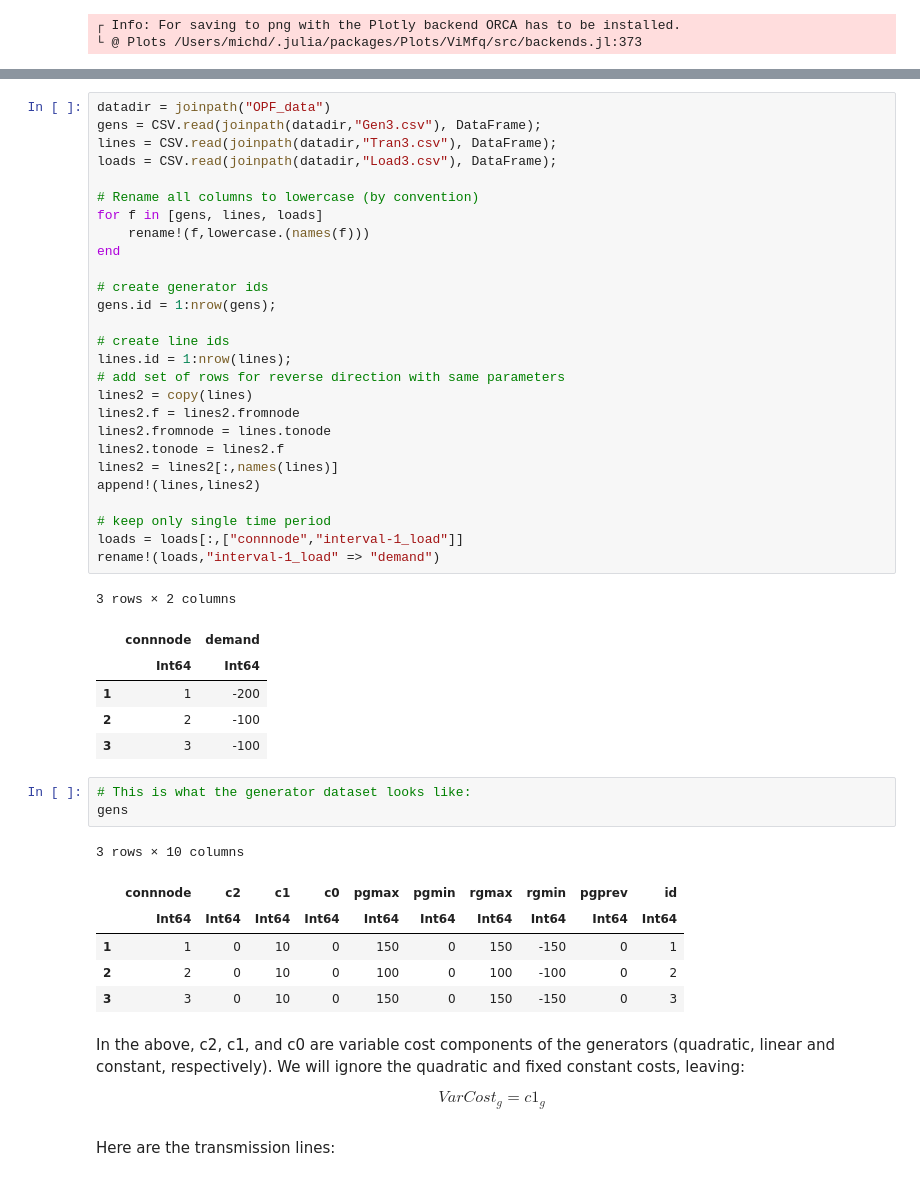
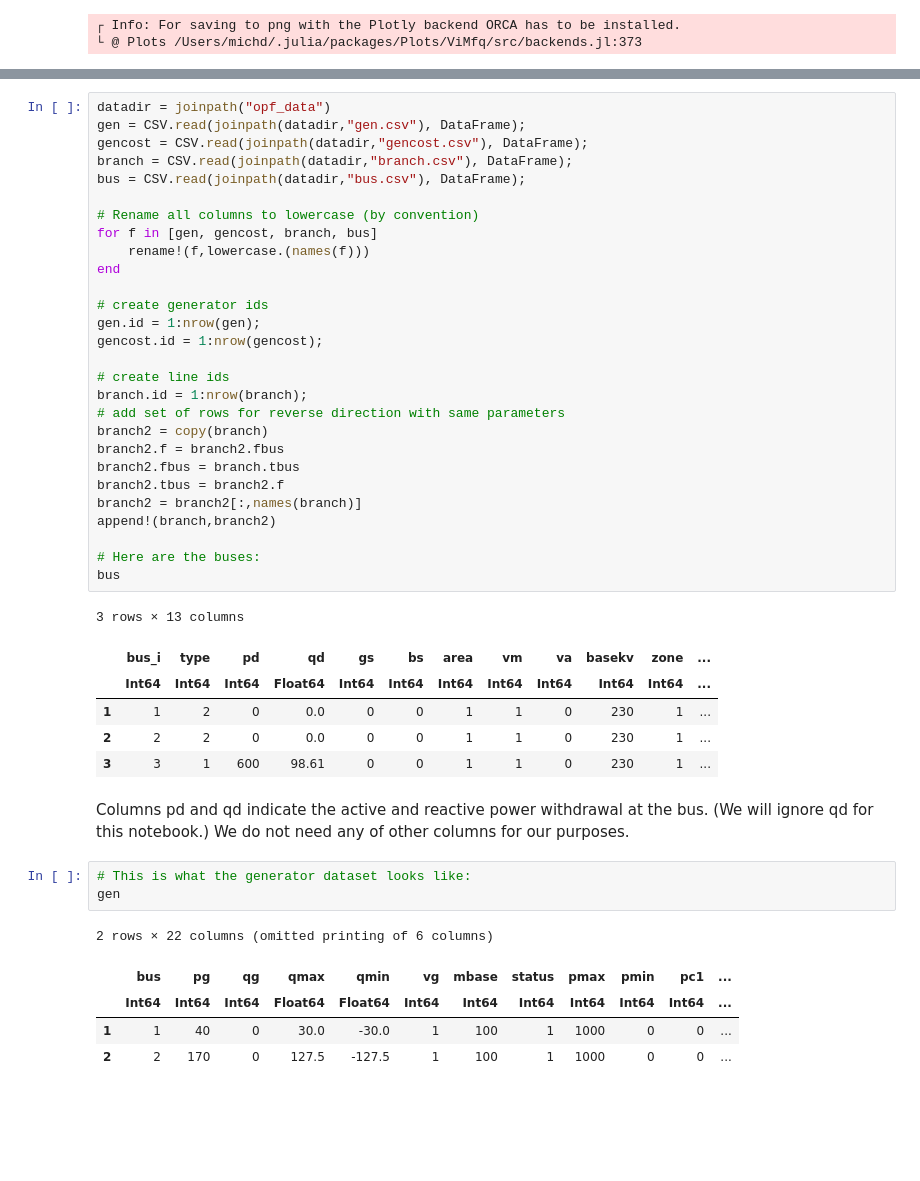
Before and after one commit to Power-Systems-Optimization-Course/power-systems-optimization, a Jupyter notebook: Notebooks/06-Optimal-Power-Flow.ipynb, the cells around one changed output, grey strips where cells are left out. Drawn from its saved outputs; the diff is of its cells as text; blank space fills up the shorter version.

```diff
--- a/Notebooks/06-Optimal-Power-Flow.ipynb
+++ b/Notebooks/06-Optimal-Power-Flow.ipynb
@@ -73,52 +81,46 @@ TO ADD: information on source of data
 # %%
-datadir = joinpath("OPF_data")
-gens = CSV.read(joinpath(datadir,"Gen3.csv"), DataFrame);
-lines = CSV.read(joinpath(datadir,"Tran3.csv"), DataFrame);
-loads = CSV.read(joinpath(datadir,"Load3.csv"), DataFrame);
+datadir = joinpath("opf_data")
+gen = CSV.read(joinpath(datadir,"gen.csv"), DataFrame);
+gencost = CSV.read(joinpath(datadir,"gencost.csv"), DataFrame);
+branch = CSV.read(joinpath(datadir,"branch.csv"), DataFrame);
+bus = CSV.read(joinpath(datadir,"bus.csv"), DataFrame);
 
 # Rename all columns to lowercase (by convention)
-for f in [gens, lines, loads]
+for f in [gen, gencost, branch, bus]
     rename!(f,lowercase.(names(f)))
 end
 
 # create generator ids
-gens.id = 1:nrow(gens);
+gen.id = 1:nrow(gen);
+gencost.id = 1:nrow(gencost);
 
 # create line ids
-lines.id = 1:nrow(lines);
+branch.id = 1:nrow(branch);
 # add set of rows for reverse direction with same parameters
-lines2 = copy(lines)
-lines2.f = lines2.fromnode
-lines2.fromnode = lines.tonode
-lines2.tonode = lines2.f
-lines2 = lines2[:,names(lines)]
-append!(lines,lines2)
+branch2 = copy(branch)
+branch2.f = branch2.fbus
+branch2.fbus = branch.tbus
+branch2.tbus = branch2.f
+branch2 = branch2[:,names(branch)]
+append!(branch,branch2)
 
-# keep only single time period
-loads = loads[:,["connnode","interval-1_load"]]
-rename!(loads,"interval-1_load" => "demand")
+# Here are the buses:
+bus
 # %% [output]
-3 rows × 2 columns
+3 rows × 13 columns
-|  | connnode | demand |
-|  | Int64 | Int64 |
-| 1 | 1 | -200 |
-| 2 | 2 | -100 |
-| 3 | 3 | -100 |
+|  | bus_i | type | pd | qd | gs | bs | area | vm | va | basekv | zone | ... |
+|  | Int64 | Int64 | Int64 | Float64 | Int64 | Int64 | Int64 | Int64 | Int64 | Int64 | Int64 | ... |
+| 1 | 1 | 2 | 0 | 0.0 | 0 | 0 | 1 | 1 | 0 | 230 | 1 | ... |
+| 2 | 2 | 2 | 0 | 0.0 | 0 | 0 | 1 | 1 | 0 | 230 | 1 | ... |
+| 3 | 3 | 1 | 600 | 98.61 | 0 | 0 | 1 | 1 | 0 | 230 | 1 | ... |
+# %% [markdown]
+Columns pd and qd indicate the active and reactive power withdrawal at the bus. (We will ignore qd for this notebook.) We do not need any of other columns for our purposes.
 # %%
 # This is what the generator dataset looks like:
-gens
+gen
 # %% [output]
-3 rows × 10 columns
+2 rows × 22 columns (omitted printing of 6 columns)
-|  | connnode | c2 | c1 | c0 | pgmax | pgmin | rgmax | rgmin | pgprev | id |
-|  | Int64 | Int64 | Int64 | Int64 | Int64 | Int64 | Int64 | Int64 | Int64 | Int64 |
-| 1 | 1 | 0 | 10 | 0 | 150 | 0 | 150 | -150 | 0 | 1 |
-| 2 | 2 | 0 | 10 | 0 | 100 | 0 | 100 | -100 | 0 | 2 |
-| 3 | 3 | 0 | 10 | 0 | 150 | 0 | 150 | -150 | 0 | 3 |
+|  | bus | pg | qg | qmax | qmin | vg | mbase | status | pmax | pmin | pc1 | ... |
+|  | Int64 | Int64 | Int64 | Float64 | Float64 | Int64 | Int64 | Int64 | Int64 | Int64 | Int64 | ... |
+| 1 | 1 | 40 | 0 | 30.0 | -30.0 | 1 | 100 | 1 | 1000 | 0 | 0 | ... |
+| 2 | 2 | 170 | 0 | 127.5 | -127.5 | 1 | 100 | 1 | 1000 | 0 | 0 | ... |
-# %% [markdown]
-In the above, c2, c1, and c0 are variable cost components of the generators (quadratic, linear and constant, respectively). We will ignore the quadratic and fixed constant costs, leaving:
-
-$$
-VarCost_g = c1_g
-$$
-# %% [markdown]
-Here are the transmission lines:
```
Also changed, not shown: parts of 27 cells of this notebook, 5 other files.
